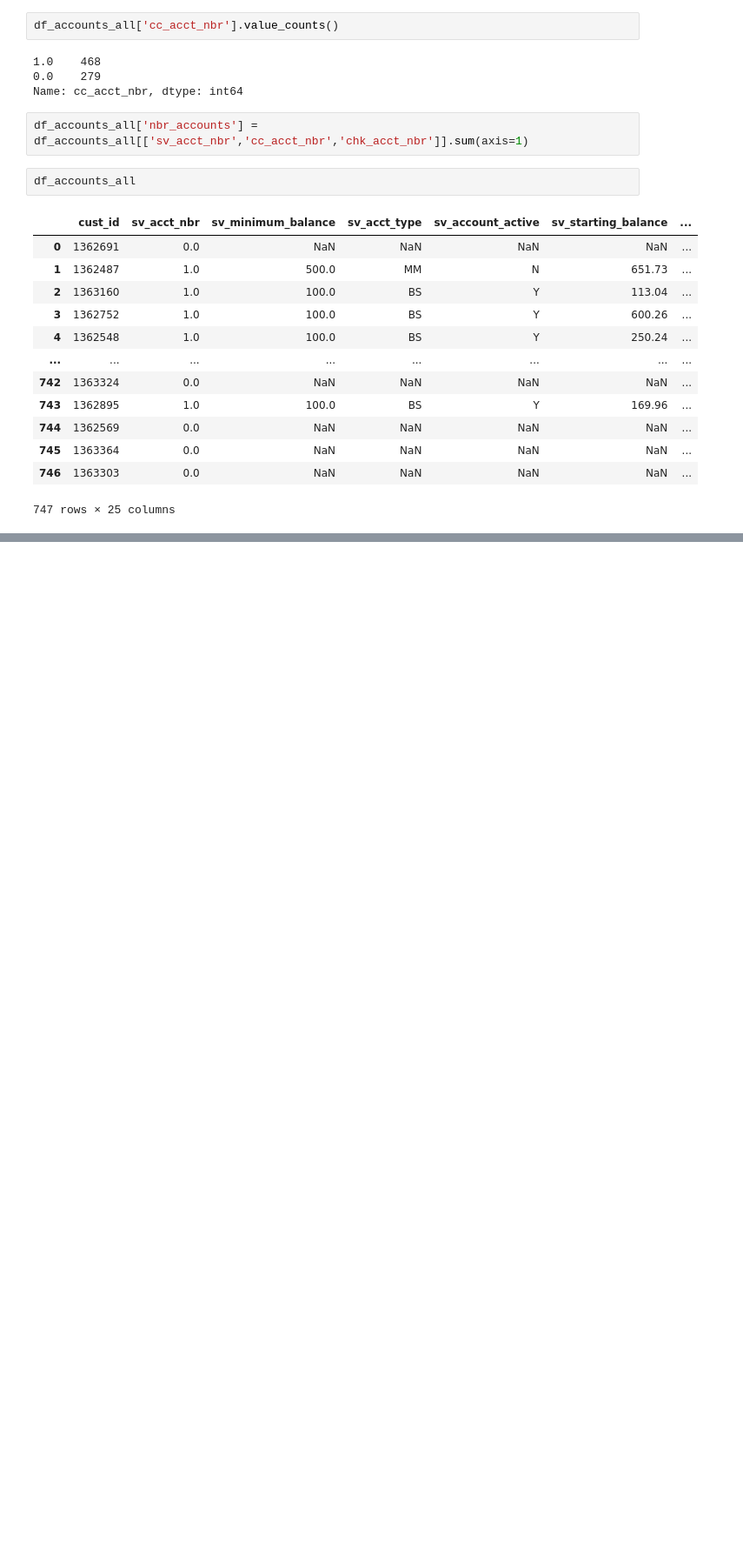
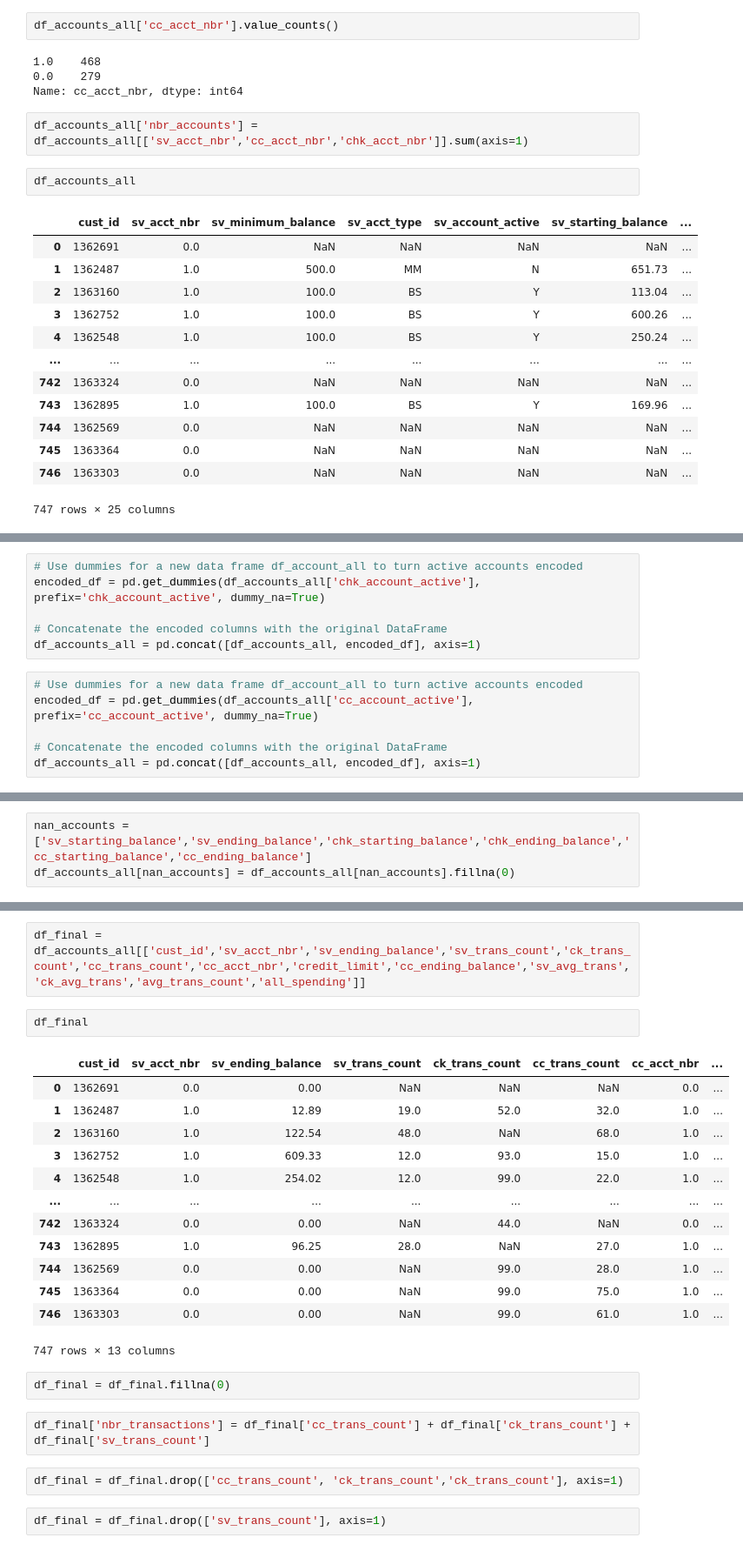
Before and after one commit to Ali-Mohamed23/mini-project-III, a Jupyter notebook: mini-project-part-2.ipynb, the cells around one changed output, grey strips where cells are left out. Shown at 87% size. Cells and saved outputs as stored; diff of their text form; blank space fills up the shorter version.

```diff
--- a/mini-project-part-2.ipynb
+++ b/mini-project-part-2.ipynb
@@ -538,0 +592,12 @@ sv_account_active
+# %%
+# Use dummies for a new data frame df_account_all to turn active accounts encoded
+encoded_df = pd.get_dummies(df_accounts_all['chk_account_active'], prefix='chk_account_active', dummy_na=True)
+
+# Concatenate the encoded columns with the original DataFrame
+df_accounts_all = pd.concat([df_accounts_all, encoded_df], axis=1)
+# %%
+# Use dummies for a new data frame df_account_all to turn active accounts encoded
+encoded_df = pd.get_dummies(df_accounts_all['cc_account_active'], prefix='cc_account_active', dummy_na=True)
+
+# Concatenate the encoded columns with the original DataFrame
+df_accounts_all = pd.concat([df_accounts_all, encoded_df], axis=1)
@@ -538,0 +636,3 @@ sv_account_active
+# %%
+nan_accounts = ['sv_starting_balance','sv_ending_balance','chk_starting_balance','chk_ending_balance','cc_starting_balance','cc_ending_balance']
+df_accounts_all[nan_accounts] = df_accounts_all[nan_accounts].fillna(0)
@@ -538,0 +686,26 @@ sv_account_active
+# %%
+df_final = df_accounts_all[['cust_id','sv_acct_nbr','sv_ending_balance','sv_trans_count','ck_trans_count','cc_trans_count','cc_acct_nbr','credit_limit','cc_ending_balance','sv_avg_trans','ck_avg_trans','avg_trans_count','all_spending']]
+# %%
+df_final
+# %% [output]
+|  | cust_id | sv_acct_nbr | sv_ending_balance | sv_trans_count | ck_trans_count | cc_trans_count | cc_acct_nbr | ... |
+| 0 | 1362691 | 0.0 | 0.00 | NaN | NaN | NaN | 0.0 | ... |
+| 1 | 1362487 | 1.0 | 12.89 | 19.0 | 52.0 | 32.0 | 1.0 | ... |
+| 2 | 1363160 | 1.0 | 122.54 | 48.0 | NaN | 68.0 | 1.0 | ... |
+| 3 | 1362752 | 1.0 | 609.33 | 12.0 | 93.0 | 15.0 | 1.0 | ... |
+| 4 | 1362548 | 1.0 | 254.02 | 12.0 | 99.0 | 22.0 | 1.0 | ... |
+| ... | ... | ... | ... | ... | ... | ... | ... | ... |
+| 742 | 1363324 | 0.0 | 0.00 | NaN | 44.0 | NaN | 0.0 | ... |
+| 743 | 1362895 | 1.0 | 96.25 | 28.0 | NaN | 27.0 | 1.0 | ... |
+| 744 | 1362569 | 0.0 | 0.00 | NaN | 99.0 | 28.0 | 1.0 | ... |
+| 745 | 1363364 | 0.0 | 0.00 | NaN | 99.0 | 75.0 | 1.0 | ... |
+| 746 | 1363303 | 0.0 | 0.00 | NaN | 99.0 | 61.0 | 1.0 | ... |
+747 rows × 13 columns
+# %%
+df_final = df_final.fillna(0)
+# %%
+df_final['nbr_transactions'] = df_final['cc_trans_count'] + df_final['ck_trans_count'] + df_final['sv_trans_count']
+# %%
+df_final = df_final.drop(['cc_trans_count', 'ck_trans_count','ck_trans_count'], axis=1)
+# %%
+df_final = df_final.drop(['sv_trans_count'], axis=1)
```
Also changed, not shown: parts of 54 cells of this notebook, 1 other file.
